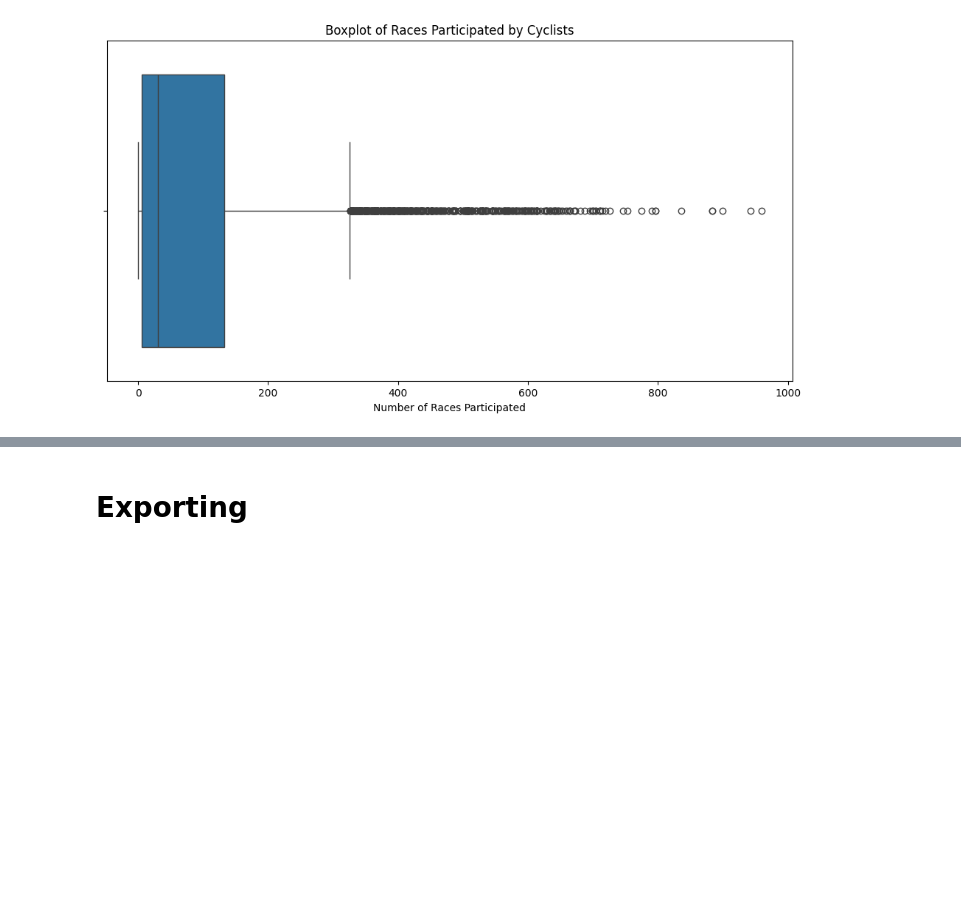
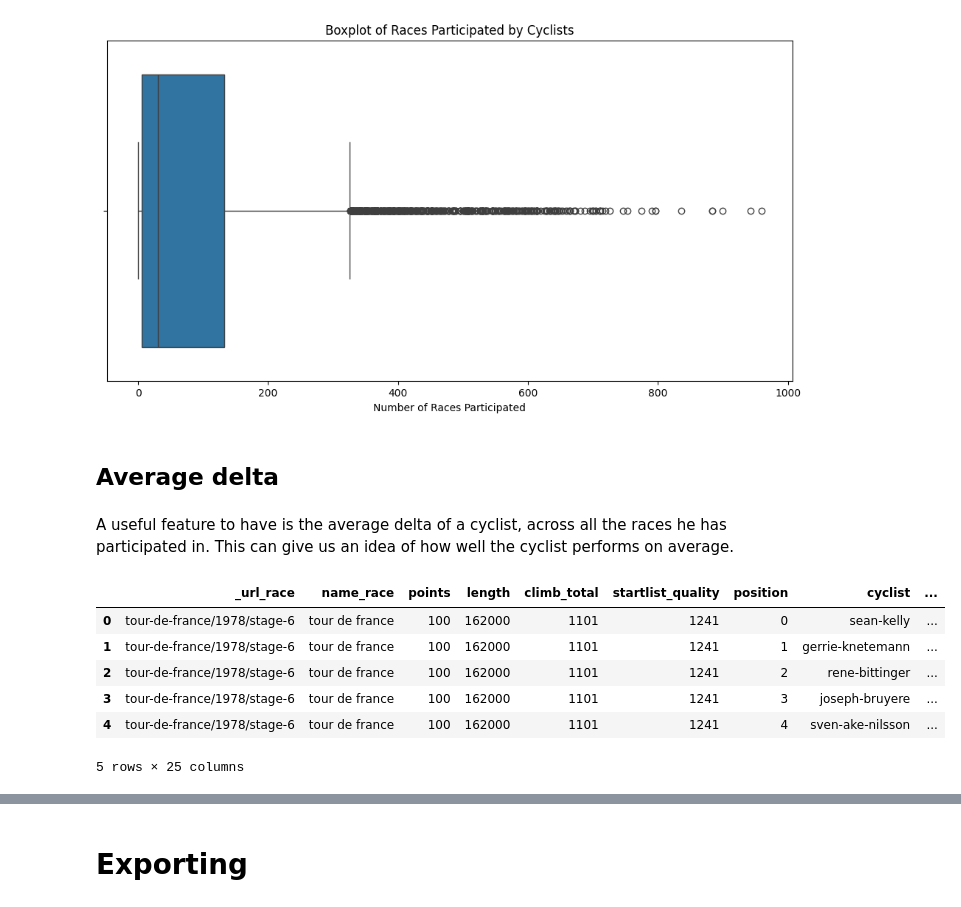
Before and after one commit to Emahhh/dm-project, a Jupyter notebook: data_understanding.ipynb, the cells around one changed output, grey strips where cells are left out. Drawn from its saved outputs; the diff is of its cells as text; code cells hidden in the pictures; blank space fills up the shorter version.

```diff
--- a/data_understanding.ipynb
+++ b/data_understanding.ipynb
@@ -1690,3 +1696,19 @@ plt.show()
 # %% [output]
 [figure]
 [figure]
+# %% [markdown]
+## Average delta
+# %% [markdown]
+A useful feature to have is the average delta of a cyclist, across all the races he has participated in. This can give us an idea of how well the cyclist performs on average.
+# %%
+# Merge the DataFrames on the _url column
+merged_df = races_df.merge(cyclists_df, left_on='cyclist', right_on='_url', suffixes=('_race', '_cyclist'))
+merged_df.head()
+# %% [output]
+|  | _url_race | name_race | points | length | climb_total | startlist_quality | position | cyclist | ... |
+| 0 | tour-de-france/1978/stage-6 | tour de france | 100 | 162000 | 1101 | 1241 | 0 | sean-kelly | ... |
+| 1 | tour-de-france/1978/stage-6 | tour de france | 100 | 162000 | 1101 | 1241 | 1 | gerrie-knetemann | ... |
+| 2 | tour-de-france/1978/stage-6 | tour de france | 100 | 162000 | 1101 | 1241 | 2 | rene-bittinger | ... |
+| 3 | tour-de-france/1978/stage-6 | tour de france | 100 | 162000 | 1101 | 1241 | 3 | joseph-bruyere | ... |
+| 4 | tour-de-france/1978/stage-6 | tour de france | 100 | 162000 | 1101 | 1241 | 4 | sven-ake-nilsson | ... |
+5 rows × 25 columns
```
Also changed, not shown: parts of 18 cells of this notebook, 4 other files.
